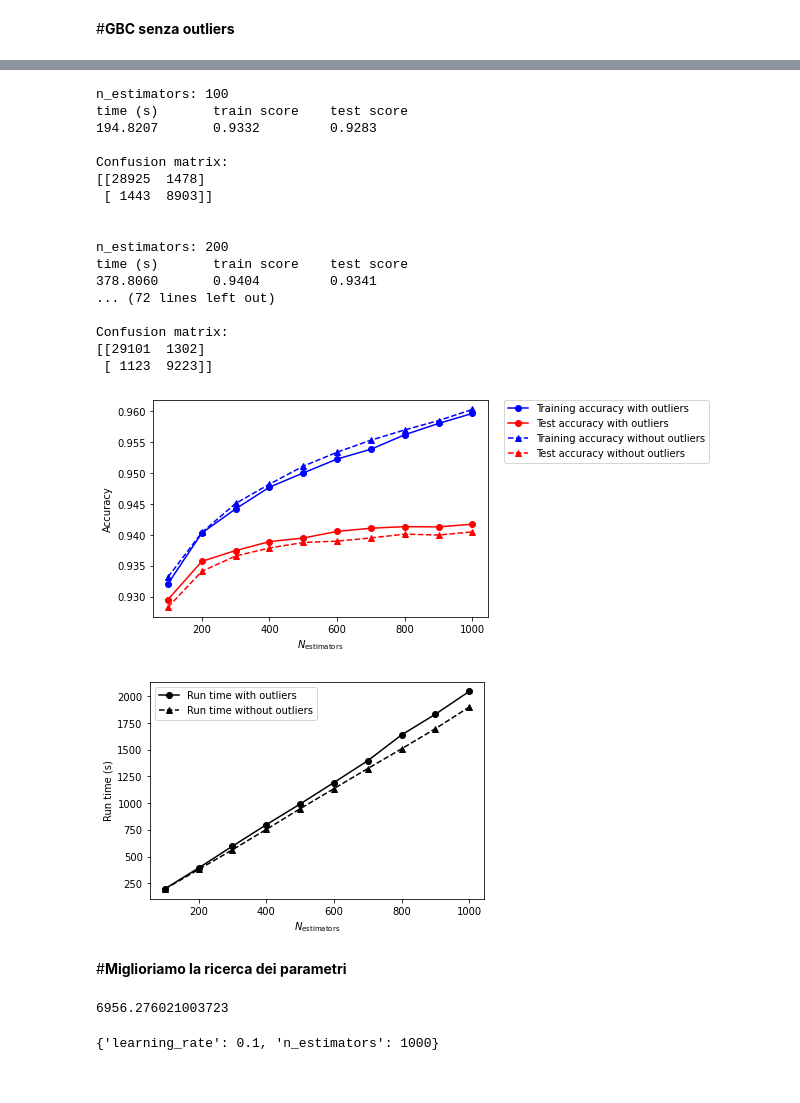
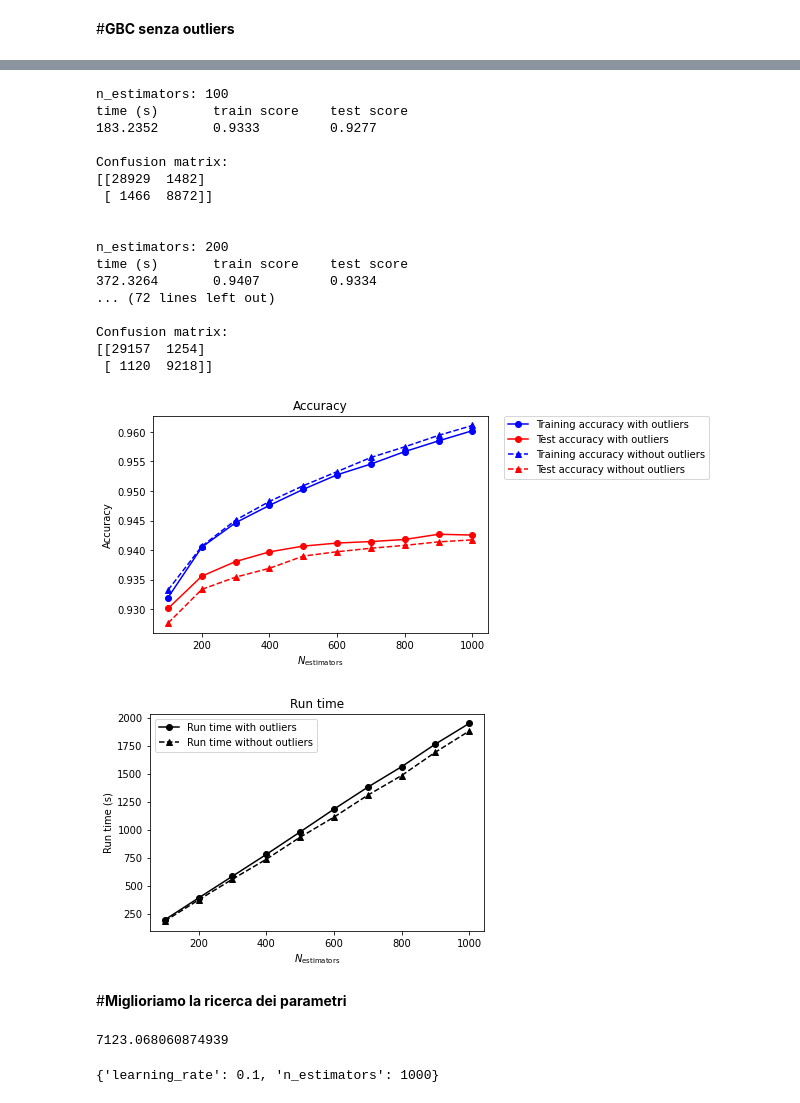
Before and after one commit to PaoDeV99/ML_Progetto1_G72, a Jupyter notebook: p1_g72_gboost.ipynb, the cells around one changed output, grey strips where cells are left out. Cells and saved outputs as stored; diff of their text form; code cells hidden in the pictures.

```diff
--- a/p1_g72_gboost.ipynb
+++ b/p1_g72_gboost.ipynb
@@ -93,3 +93,10 @@ df
 | 130062 | 5.44560 | 1.845700 | 103.4630 | 0.287411 | 0.015929 | 0.107495 | 0.679931 | 0.786533 | ... |
 | 130063 | 4.55062 | 1.341740 | 80.0887 | 0.283594 | 0.000000 | 0.176268 | 0.623019 | 0.843997 | ... |
 130064 rows × 50 columns
+# %%
+col_names=[]
+for i in range(1,51):
+  col_names.append('Feature '+ str(i))
+
+df.columns = col_names
+df
@@ -276,48 +297,49 @@ for i, nest in enumerate(estimators):
 # %% [output]
 n_estimators: 100
 time (s)       train score    test score
-194.8207       0.9332         0.9283
+183.2352       0.9333         0.9277
 
 Confusion matrix:
-[[28925  1478]
- [ 1443  8903]]
+[[28929  1482]
+ [ 1466  8872]]
 
 
 n_estimators: 200
 time (s)       train score    test score
-378.8060       0.9404         0.9341
+372.3264       0.9407         0.9334
 ... (72 lines left out)
 
 Confusion matrix:
-[[29101  1302]
- [ 1123  9223]]
+[[29157  1254]
+ [ 1120  9218]]
 # %%
 plt.figure()
 plt.plot(estimators,gbc_train_accuracy,'o-b', label='Training accuracy with outliers')
 plt.plot(estimators,gbc_test_accuracy,'o-r', label='Test accuracy with outliers')
 plt.plot(estimators,gbc_train_accuracy_o,'--b^', label='Training accuracy without outliers')
 plt.plot(estimators,gbc_test_accuracy_o,'--r^', label='Test accuracy without outliers')
 
+plt.title('Accuracy')
 plt.xlabel('$N_\mathrm{estimators}$')
 plt.ylabel('Accuracy')
 lgd=plt.legend(bbox_to_anchor=(1.05, 1), loc=2, borderaxespad=0.)
 plt.savefig("gbc_comp.pdf",bbox_extra_artists=(lgd,), bbox_inches='tight')
 
 plt.show()
 
 plt.plot(estimators, run_time, 'o-k', label='Run time with outliers')
 plt.plot(estimators, run_time_o, '--k^', label='Run time without outliers')
+
+plt.title('Run time')
 plt.xlabel('$N_\mathrm{estimators}$')
 plt.ylabel('Run time (s)')
-
-
 plt.legend(loc=2)
 plt.savefig("runtimegbc_comp.pdf")
 
 plt.show()
 # %% [output]
-[figure, old version]
+[figure, new version]
-[figure, old version]
+[figure, new version]
 # %% [markdown]
 #**Miglioriamo la ricerca dei parametri**
 # %%
@@ -338,7 +360,7 @@ cv_inst = RandomizedSearchCV(GBC,
 cv_inst.fit(x_test, y_test)
 print(time.time()-start_time)
 # %% [output]
-6956.276021003723
+7123.068060874939
 # %%
 cv_inst.best_params_
 # %% [output]
```
Also changed, not shown: parts of 17 cells of this notebook.
